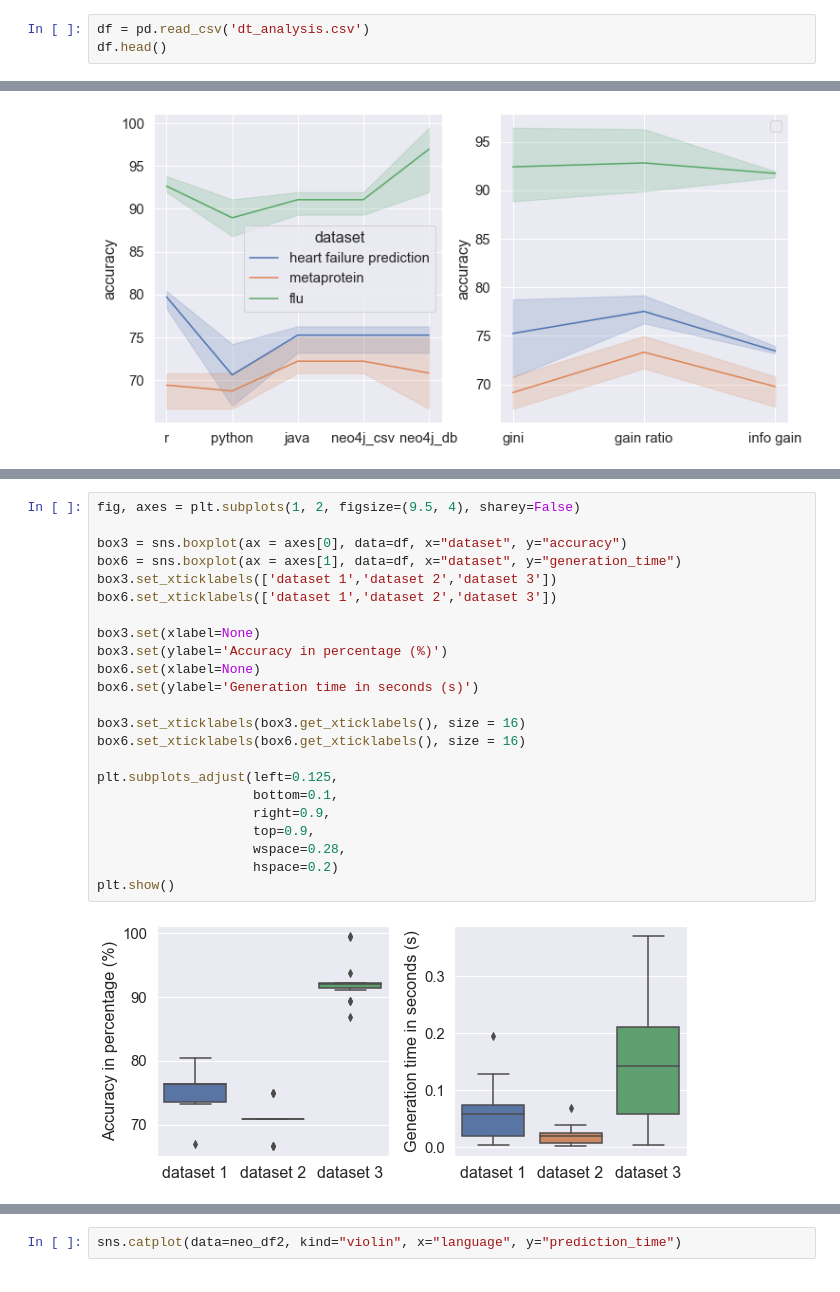
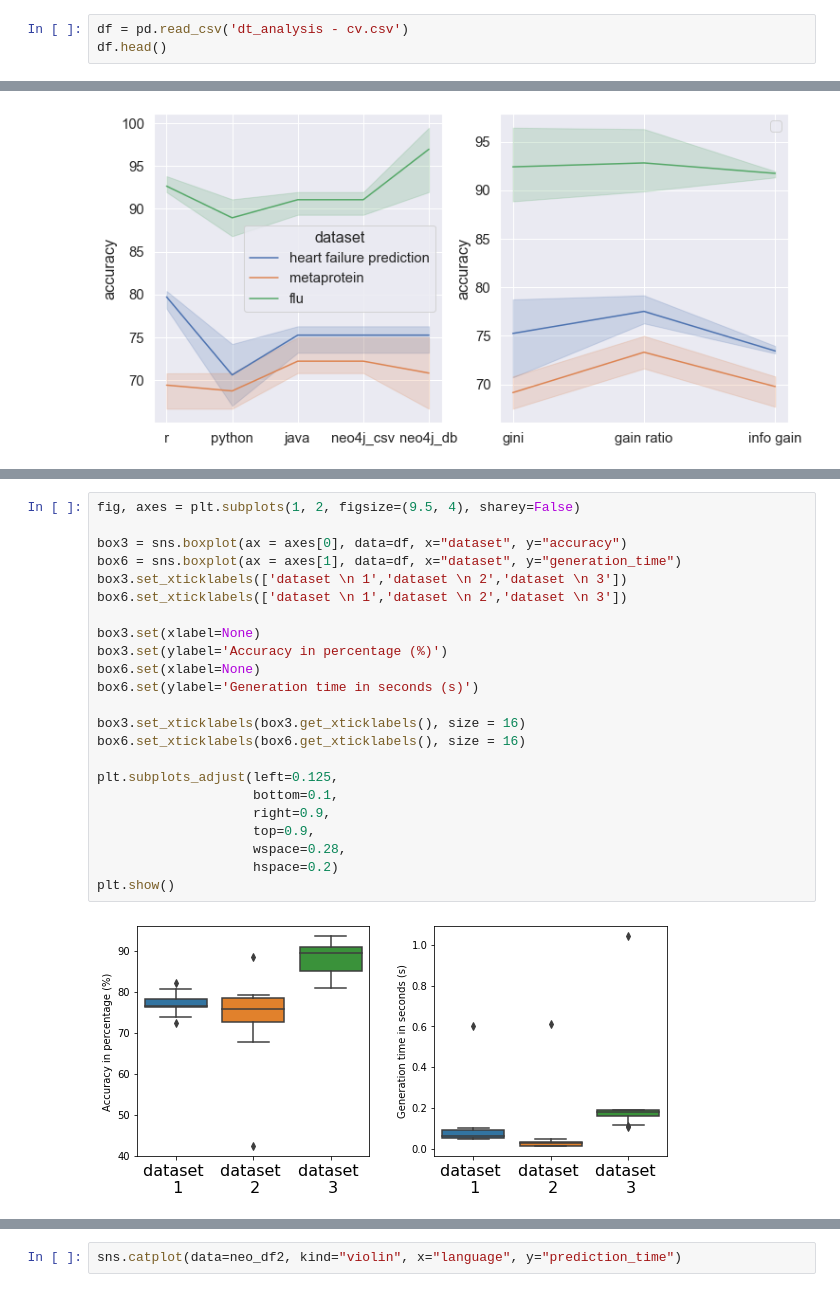
Before and after one commit to clumsyspeedboat/Decision-Tree-Neo4j, a Jupyter notebook: DT Analysis/dt_analysis.ipynb, the cells around one changed output, grey strips where cells are left out. Cells and saved outputs as stored; diff of their text form.

```diff
--- a/DT Analysis/dt_analysis.ipynb
+++ b/DT Analysis/dt_analysis.ipynb
@@ -8,6 +8,6 @@ c:\users\49171\appdata\local\programs\python\python38\lib\site-packages\numpy\.l
 c:\users\49171\appdata\local\programs\python\python38\lib\site-packages\numpy\.libs\libopenblas.WCDJNK7YVMPZQ2ME2ZZHJJRJ3JIKNDB7.gfortran-win_amd64.dll
   warnings.warn("loaded more than 1 DLL from .libs:"
 # %%
-df = pd.read_csv('dt_analysis.csv')
+df = pd.read_csv('dt_analysis - cv.csv')
 df.head()
 # %% [output]
@@ -144,28 +148,28 @@ plt.subplots_adjust(left=0.125,
 # %%
 fig, axes = plt.subplots(1, 2, figsize=(9.5, 4), sharey=False)
 
 box3 = sns.boxplot(ax = axes[0], data=df, x="dataset", y="accuracy")
 box6 = sns.boxplot(ax = axes[1], data=df, x="dataset", y="generation_time")
-box3.set_xticklabels(['dataset 1','dataset 2','dataset 3'])
-box6.set_xticklabels(['dataset 1','dataset 2','dataset 3'])
+box3.set_xticklabels(['dataset \n 1','dataset \n 2','dataset \n 3'])
+box6.set_xticklabels(['dataset \n 1','dataset \n 2','dataset \n 3'])
 
 box3.set(xlabel=None)
 box3.set(ylabel='Accuracy in percentage (%)')
 box6.set(xlabel=None)
 box6.set(ylabel='Generation time in seconds (s)')
 
 box3.set_xticklabels(box3.get_xticklabels(), size = 16)
 box6.set_xticklabels(box6.get_xticklabels(), size = 16)
 
 plt.subplots_adjust(left=0.125,
                     bottom=0.1,
                     right=0.9,
                     top=0.9,
                     wspace=0.28,
                     hspace=0.2)
 plt.show()
 # %% [output]
-[figure, old version]
+[figure, new version]
 # %%
 fig, axes = plt.subplots(1, 2, figsize=(10, 5), sharey=False)
 
```
Also changed, not shown: parts of 8 cells of this notebook, 2 other files.
